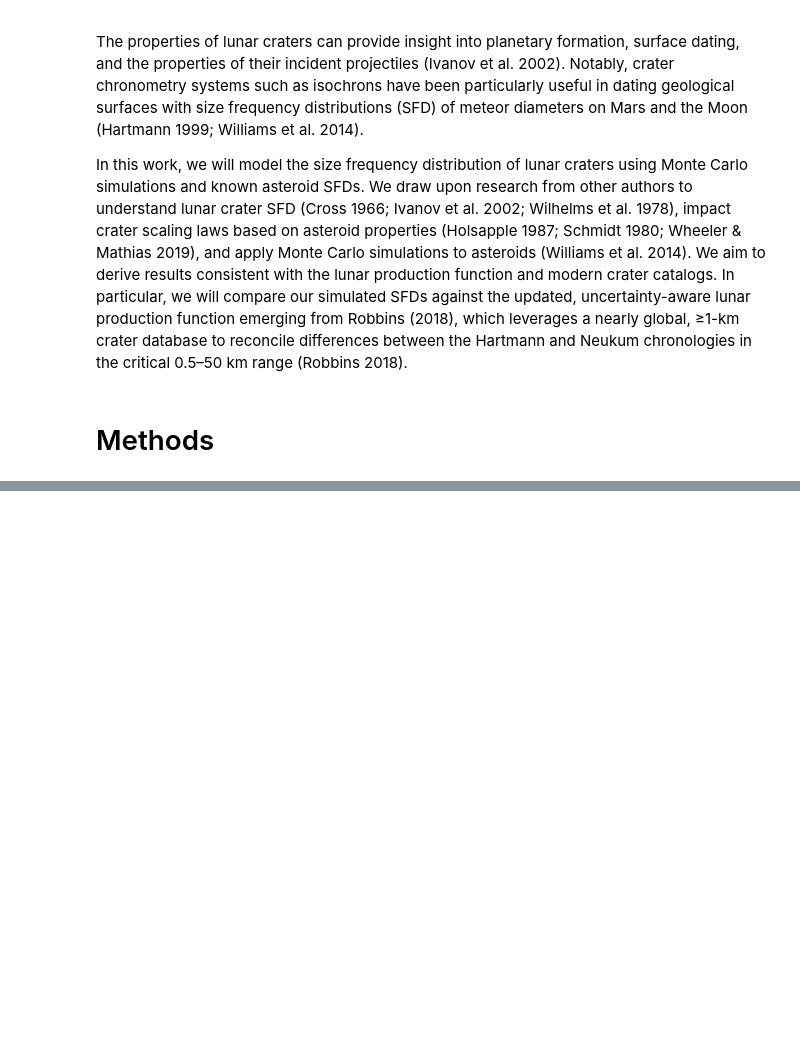
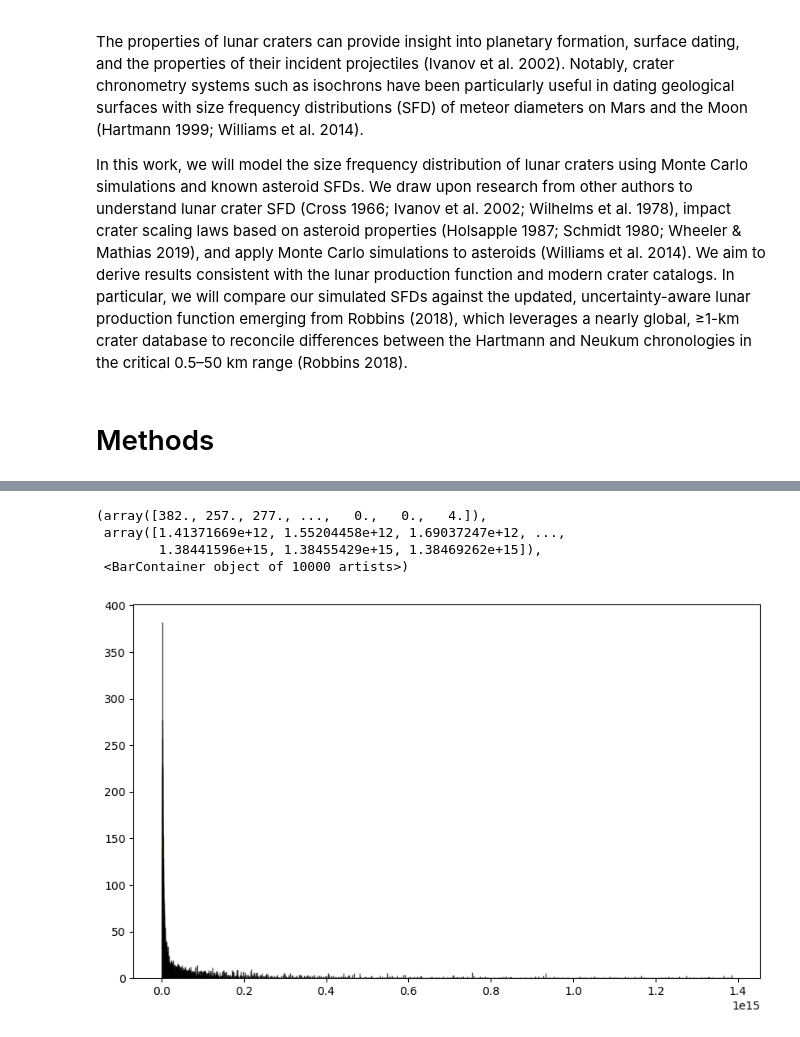
Before and after one commit to CapeGenius/Astrostats-Final, a Jupyter notebook: draft.ipynb, the cells around one changed output, grey strips where cells are left out. Drawn from its saved outputs; the diff is of its cells as text; code cells hidden in the pictures; blank space fills up the shorter version.

Commit message:
created population generation, and monte carlo simulation functions (along w mass and volume helper functions

```diff
--- a/draft.ipynb
+++ b/draft.ipynb
@@ -85,0 +153,13 @@ max(normalized_asteroid_count_list)
+# %%
+simulated_asteroid_diameters = generate_asteroid_population(diameter_list=diameter_list, normalized_asteroid_list=normalized_asteroid_count_list, k = 10000)
+simulated_asteroid_volumes = calculate_volume(simulated_asteroid_diameters)
+simulated_asteroid_masses = calculate_mass(simulated_asteroid_volumes)
+# # create a plot of the histogram of the simulated asteroid diameters
+plt.figure(figsize=(10, 6))
+plt.hist(simulated_asteroid_masses, bins=10000, edgecolor='k', color='orange', alpha=0.7)
+# %% [output]
+(array([382., 257., 277., ...,   0.,   0.,   4.]),
+ array([1.41371669e+12, 1.55204458e+12, 1.69037247e+12, ...,
+        1.38441596e+15, 1.38455429e+15, 1.38469262e+15]),
+ <BarContainer object of 10000 artists>)
+[figure, added]
```
Also changed, not shown: parts of 7 cells of this notebook.
